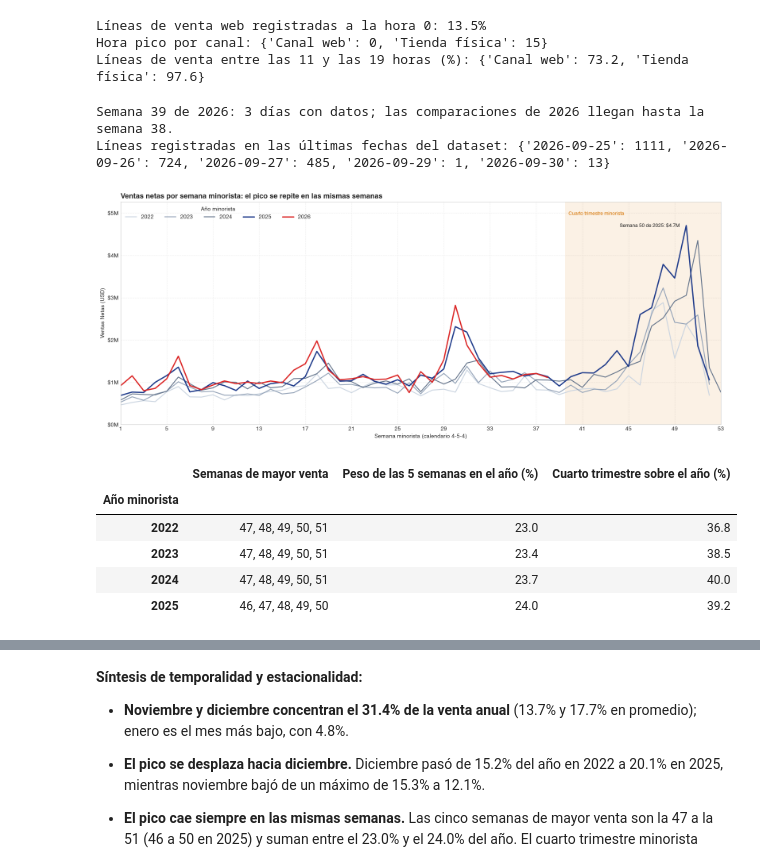
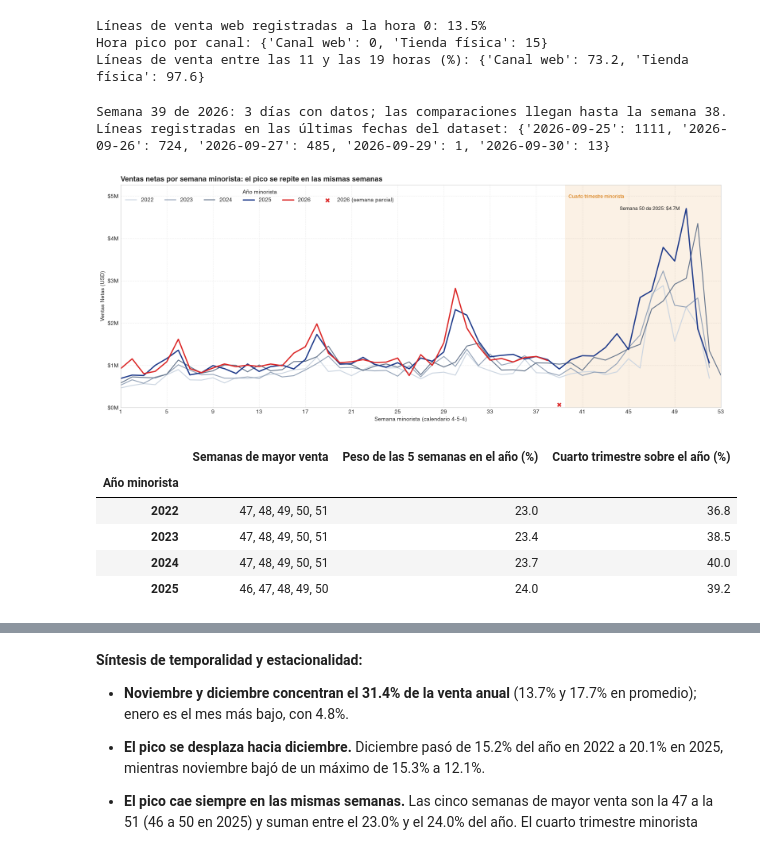
Before and after one commit to geramargonzalez/sales-revenue-datascience, a Jupyter notebook: sales-revenue-jewery.ipynb, the cells around one changed output, grey strips where cells are left out. Saved outputs shown, nothing was run; the diff lists cells and outputs as text; code cells hidden in the pictures.

```diff
--- a/sales-revenue-jewery.ipynb
+++ b/sales-revenue-jewery.ipynb
@@ -552,9 +572,11 @@ fmt_dolares = FuncFormatter(lambda x, _: f'${x:,.0f}' if x == 0 or abs(x) >= 1 e
 # 1. Verificación de estado del dataset (no se modifica df)
 VENTAS_NETAS_CONTROL = 287_699_163.91
 assert df.shape == (2_435_854, 37), 'Dimensiones inesperadas del dataset'
-assert df.isna().sum().sum() == 0, 'El dataset contiene valores nulos'
+assert df.drop(columns=['return_lag_days']).isna().sum().sum() == 0, 'El dataset contiene nulos no estructurales'
+assert df['return_lag_days'].isna().sum() == nulos_rezago_previos, 'Se alteraron los nulos estructurales del rezago'
 assert abs(df['net_sales'].sum() - VENTAS_NETAS_CONTROL) < 0.01, 'Descuadre de ventas netas'
-print(f"Dimensiones: {df.shape[0]:,} filas x {df.shape[1]} columnas | Nulos: 0 | Ventas netas: ${df['net_sales'].sum():,.2f}")
+print(f"Dimensiones: {df.shape[0]:,} filas x {df.shape[1]} columnas | "
+      f"Nulos no estructurales: 0 | Ventas netas: ${df['net_sales'].sum():,.2f}")
 
 # 2. Máscaras y vistas auxiliares
 COLS_FINANCIERAS = ['gross_sales', 'net_sales', 'discount_total', 'cogs', 'margin', 'qty', 'markdown']
@@ -569,7 +591,8 @@ es_operativa = df['location_name'].isin(UBICACIONES_OPERATIVAS)
 fecha = pd.to_datetime(df['date'])
 
 ventas_fin = df.loc[~es_devolucion, COLS_FINANCIERAS]
-devoluciones_fin = df.loc[es_devolucion, COLS_FINANCIERAS + ['return_lag_days']]
+devoluciones_fin = df.loc[es_devolucion, COLS_FINANCIERAS + ['return_lag_days']].copy()
+devoluciones_fin['return_lag_days_analisis'] = devoluciones_fin['return_lag_days'].clip(upper=UMBRAL_POLITICA)
 
 # Tabla auxiliar por línea para tasas y participaciones
 aux = pd.DataFrame({
@@ -583,6 +606,14 @@ aux = pd.DataFrame({
     'venta_bruta': df['gross_sales'].where(~es_devolucion, 0.0),
     'devuelto': (-df['net_sales']).where(es_devolucion, 0.0)
 })
+
+# Corte único para comparaciones interanuales: última semana de 2026 con siete fechas
+cobertura_semanal_2026 = (pd.DataFrame({
+    'semana_minorista': aux.loc[aux['anio_minorista'] == 2026, 'semana_minorista'],
+    'fecha': fecha.loc[aux['anio_minorista'] == 2026]
+}).groupby('semana_minorista')['fecha'].agg(lambda s: s.dt.date.nunique()))
+SEMANA_MAXIMA_2026 = int(cobertura_semanal_2026.index.max())
+SEMANA_CORTE_COMPARABLE = int(cobertura_semanal_2026[cobertura_semanal_2026 == 7].index.max())
 
 # 3. Peso de los segmentos que pueden distorsionar el análisis
 segmentos = {
@@ -1092,7 +1122,7 @@ cols_corr = ['gross_sales', 'net_sales', 'markdown', 'discount_total', 'cogs', '
 corr_pearson = ventas_fin[cols_corr].corr(method='pearson')
 corr_spearman = ventas_fin[cols_corr].corr(method='spearman')
 # En las devoluciones gross_sales es siempre 0 (sin varianza), por lo que se excluye
-cols_devolucion = [c for c in cols_corr if c != 'gross_sales'] + ['return_lag_days']
+cols_devolucion = [c for c in cols_corr if c != 'gross_sales'] + ['return_lag_days_analisis']
 corr_devoluciones = devoluciones_fin[cols_devolucion].corr(method='pearson')
 
 # Agregado por semana minorista y ubicación operativa (ventas netas de devoluciones)
@@ -1311,49 +1341,53 @@ Líneas de venta entre las 11 y las 19 horas (%): {'Canal web': 73.2, 'Tienda f
 # Ventas netas por semana minorista (calendario 4-5-4), un trazo por año
 venta_semanal = aux.pivot_table(index='semana_minorista', columns='anio_minorista', values='venta_neta', aggfunc='sum')
 
-# La última semana de 2026 solo se usa si tiene sus siete días
-ultima_2026 = aux.loc[aux['anio_minorista'] == 2026, 'semana_minorista'].max()
-dias_ultima = fecha[(aux['anio_minorista'] == 2026) & (aux['semana_minorista'] == ultima_2026)].dt.date.nunique()
-semana_corte = ultima_2026 if dias_ultima == 7 else ultima_2026 - 1
-venta_semanal.loc[venta_semanal.index > semana_corte, 2026] = np.nan
+# La semana parcial se muestra, pero queda fuera de todas las comparaciones interanuales
+dias_semana_maxima = int(cobertura_semanal_2026.loc[SEMANA_MAXIMA_2026])
 lineas_ultimos_dias = df.groupby('date').size().tail(5)
-print(f"Semana {ultima_2026} de 2026: {dias_ultima} días con datos; las comparaciones de 2026 llegan hasta la semana {semana_corte}.")
+print(f"Semana {SEMANA_MAXIMA_2026} de 2026: {dias_semana_maxima} días con datos; "
+      f"las comparaciones llegan hasta la semana {SEMANA_CORTE_COMPARABLE}.")
 print('Líneas registradas en las últimas fechas del dataset:', lineas_ultimos_dias.to_dict())
 
 tonos_semana = {2022: '#CBD5E1', 2023: COLOR_NEUTRO_CLARO, 2024: COLOR_NEUTRO, 2025: COLOR_PRIMARIO, 2026: COLOR_ALERTA}
 fig, ax = plt.subplots(figsize=(16, 6.5))
 ax.axvspan(39.5, 53.5, color=COLOR_COSTO, alpha=0.10, linewidth=0)
 for anio in venta_semanal.columns:
     serie = venta_semanal[anio].dropna()
+    if anio == 2026:
+        serie = serie[serie.index <= SEMANA_CORTE_COMPARABLE]
     ax.plot(serie.index, serie.values, linewidth=2.2 if anio >= 2025 else 1.6, color=tonos_semana[anio], label=str(anio))
+semana_parcial_2026 = venta_semanal.loc[venta_semanal.index > SEMANA_CORTE_COMPARABLE, 2026].dropna()
+if not semana_parcial_2026.empty:
+    ax.scatter(semana_parcial_2026.index, semana_parcial_2026.values, marker='X', s=80, color=COLOR_ALERTA,
+               edgecolor='white', linewidth=0.8, zorder=4, label='2026 (semana parcial)')
 semana_pico = venta_semanal[2025].idxmax()
 ax.annotate(f'Semana {semana_pico} de 2025: ${venta_semanal[2025].max() / 1e6:.1f}M',
             (semana_pico, venta_semanal[2025].max()), xytext=(-12, 0), textcoords='offset points',
             ha='right', va='center', fontsize=9)
 ax.text(39.8, venta_semanal.max().max() * 1.06, 'Cuarto trimestre minorista', fontsize=9, color=COLOR_COSTO, va='center')
 ax.set_xlim(1, 53)
 ax.set_ylim(0, venta_semanal.max().max() * 1.12)
 ax.set_xticks(range(1, 54, 4))
 ax.yaxis.set_major_formatter(fmt_millones)
 ax.set_title('Ventas netas por semana minorista: el pico se repite en las mismas semanas', loc='left', fontsize=13, fontweight='bold')
 ax.set_xlabel('Semana minorista (calendario 4-5-4)')
 ax.set_ylabel('Ventas Netas (USD)')
-ax.legend(title='Año minorista', ncol=5, loc='upper left')
+ax.legend(title='Año minorista', ncol=6, loc='upper left')
 plt.tight_layout()
 plt.show()
 
 # Semanas de mayor venta y su peso en el año (años completos)
 pico_semanal = pd.DataFrame({
     'Semanas de mayor venta': {a: ', '.join(map(str, venta_semanal[a].nlargest(5).index.sort_values())) for a in ANIOS_COMPLETOS},
     'Peso de las 5 semanas en el año (%)': {a: venta_semanal[a].nlargest(5).sum() / venta_semanal[a].sum() * 100 for a in ANIOS_COMPLETOS},
     'Cuarto trimestre sobre el año (%)': {a: venta_semanal.loc[40:, a].sum() / venta_semanal[a].sum() * 100 for a in ANIOS_COMPLETOS}
 })
 pico_semanal.index.name = 'Año minorista'
 display(pico_semanal.round(1))
 # %% [output]
-Semana 39 de 2026: 3 días con datos; las comparaciones de 2026 llegan hasta la semana 38.
+Semana 39 de 2026: 3 días con datos; las comparaciones llegan hasta la semana 38.
 Líneas registradas en las últimas fechas del dataset: {'2026-09-25': 1111, '2026-09-26': 724, '2026-09-27': 485, '2026-09-29': 1, '2026-09-30': 13}
-[figure, old version]
+[figure, new version]
 |  | Semanas de mayor venta | Peso de las 5 semanas en el año (%) | Cuarto trimestre sobre el año (%) |
 | Año minorista |  |  |  |
 | 2022 | 47, 48, 49, 50, 51 | 23.0 | 36.8 |
```
Also changed, not shown: parts of 26 cells of this notebook, 2 other files.
